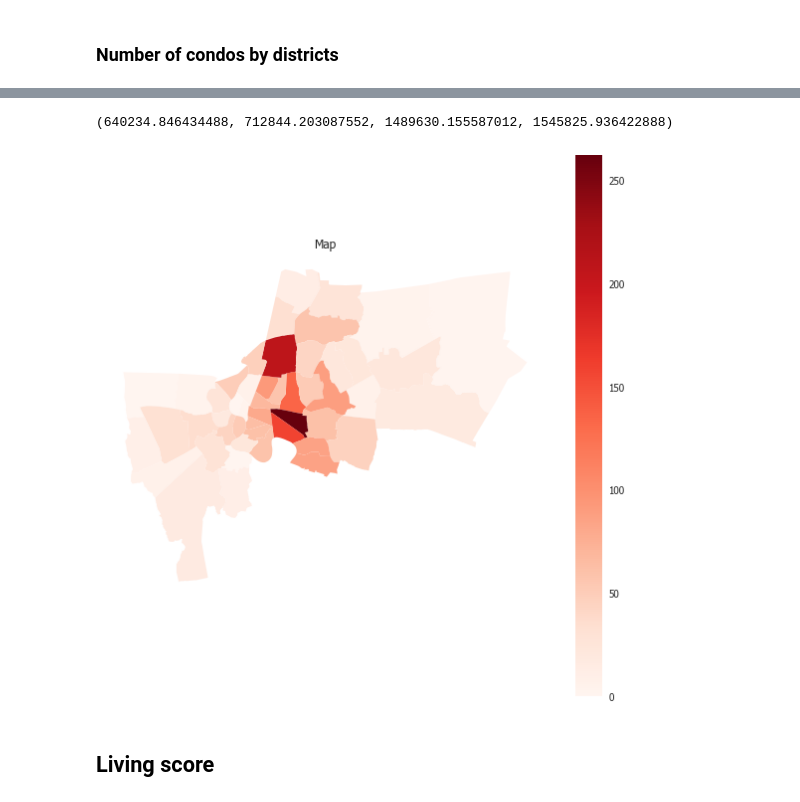
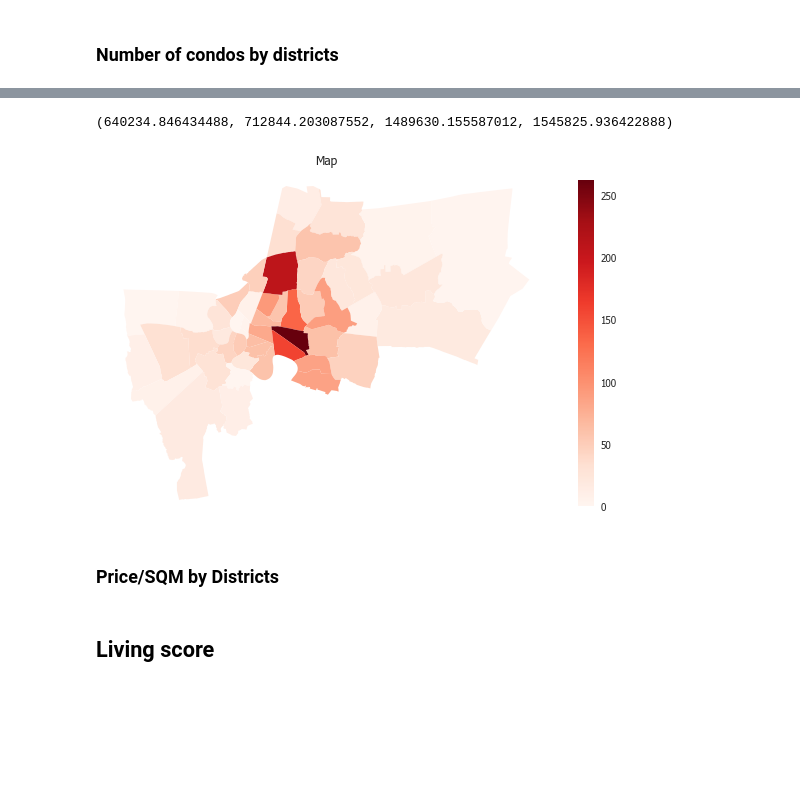
Before and after one commit to terjirapat/DADS5001-Project, a Jupyter notebook: project.ipynb, the cells around one changed output, grey strips where cells are left out. Saved outputs shown, nothing was run; the diff lists cells and outputs as text; code cells hidden in the pictures; blank space fills up the shorter version.

```diff
--- a/project.ipynb
+++ b/project.ipynb
@@ -35,7 +35,7 @@ proj.head(3)
 | 2 | 19570.0 | project_5363 | Baan Samretvill 1 | บ้านสำเร็จวิลล์ 1 | 3 | Townhome | ทาวน์โฮม | ... |
 3 rows × 45 columns
 # %%
-proj_cd = proj.loc[proj['propertytype_name_en']=='Condo' ,['project_id','subdistrict_id', 'name_en', 'latitude','longitude', 'subdistrict_name_en', 'district_name_en', 'district_name_th', 'province_name_en']]
+proj_cd = proj.loc[proj['propertytype_name_en']=='Condo' ,['project_id','subdistrict_id', 'name_en', 'latitude','longitude', 'subdistrict_name_en', 'subdistrict_name_th', 'district_name_en', 'district_name_th', 'province_name_en']]
 proj_cd_bk = proj_cd.loc[proj_cd['province_name_en']=='Bangkok']
 # %%
 proj_cd_bk.info()
@@ -503,9 +506,11 @@ dct_count = df_new.groupby('district_name_th').size().to_frame('n_condos')
 geo_new = pd.merge(geo, dct_count, left_on='dname', right_on=dct_count.index, how='left')
 geo_new.fillna(0, inplace=True)
 # %%
-ax = geo_new.plot(column='n_condos', cmap='Reds', figsize=(10,10), legend=True)
+geo_new.plot(column='n_condos', cmap='Reds', figsize=(10,10), legend=True, legend_kwds={'shrink': 0.6})
 plt.title('Map')
 plt.axis('off')
 # %% [output]
 (640234.846434488, 712844.203087552, 1489630.155587012, 1545825.936422888)
-[figure, old version]
+[figure, new version]
+# %% [markdown]
+### Price/SQM by Districts
```
Also changed, not shown: parts of 13 cells of this notebook, 1 other file.
